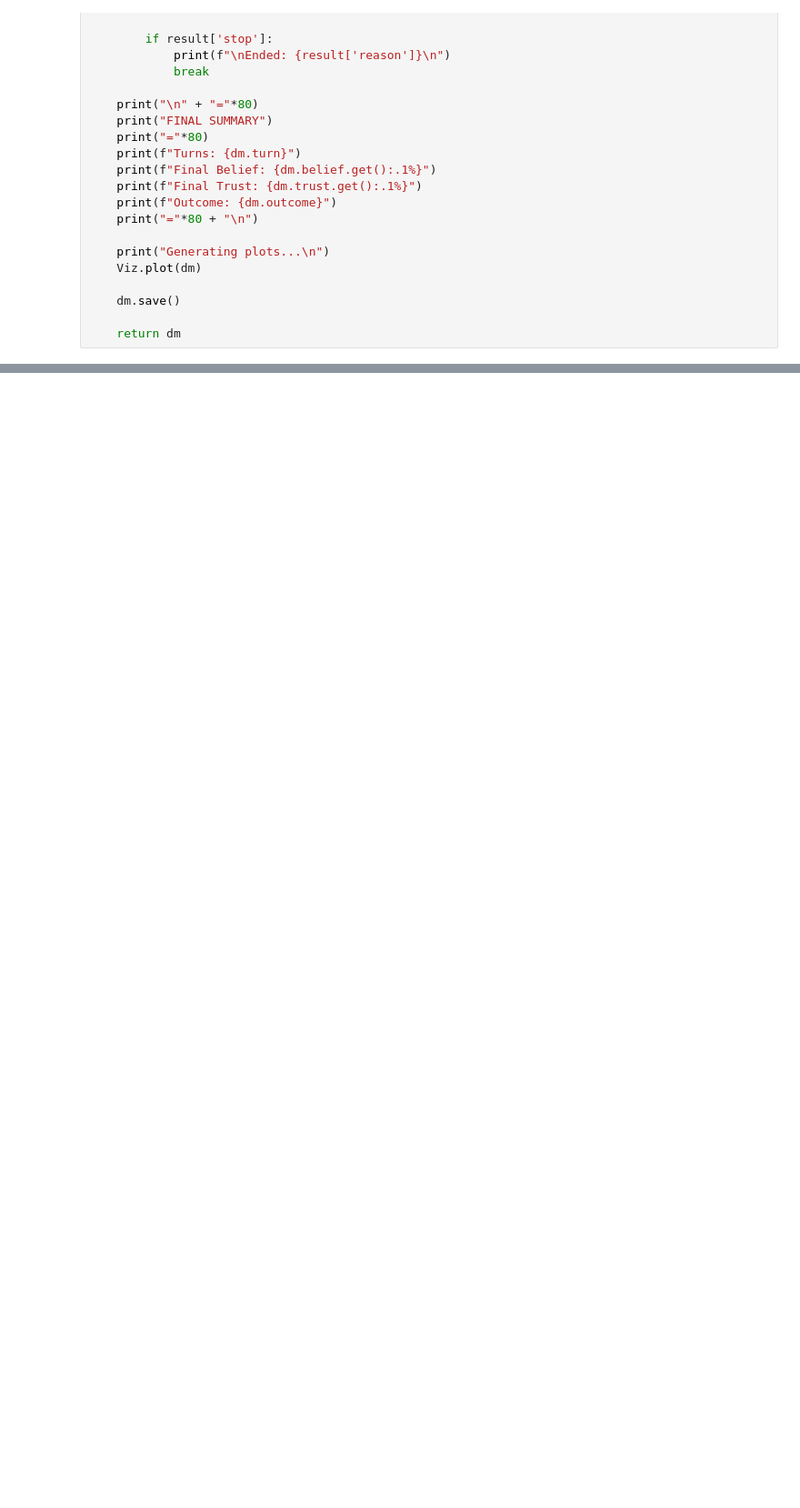
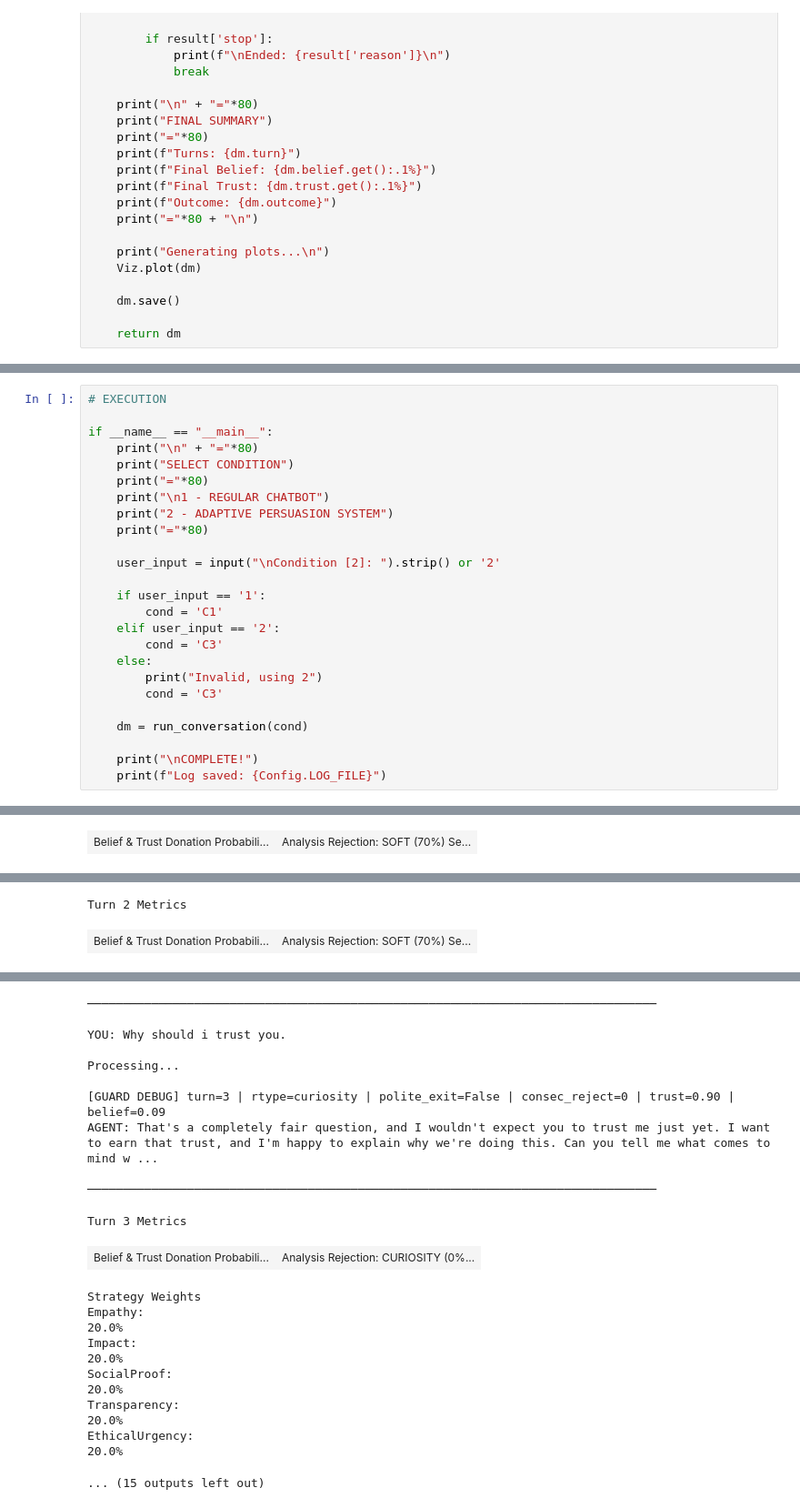
Before and after one commit to le-Affan/persuation-system, a Jupyter notebook: notebooks/main.ipynb, the cells around one changed output, grey strips where cells are left out. Shown: that part at 91% size. Cells and saved outputs as stored; diff of their text form; blank space fills up the shorter version.

```diff
--- a/notebooks/main.ipynb
+++ b/notebooks/main.ipynb
@@ -1163,0 +1137,26 @@ SocialProof:
+# %%
+# EXECUTION
+
+if __name__ == "__main__":
+    print("\n" + "="*80)
+    print("SELECT CONDITION")
+    print("="*80)
+    print("\n1 - REGULAR CHATBOT")
+    print("2 - ADAPTIVE PERSUASION SYSTEM")
+    print("="*80)
+
+    user_input = input("\nCondition [2]: ").strip() or '2'
+
+    if user_input == '1':
+        cond = 'C1'
+    elif user_input == '2':
+        cond = 'C3'
+    else:
+        print("Invalid, using 2")
+        cond = 'C3'
+
+    dm = run_conversation(cond)
+
+    print("\nCOMPLETE!")
+    print(f"Log saved: {Config.LOG_FILE}")
+# %% [output]
@@ -1163,0 +1181 @@ SocialProof:
+| Belief & Trust Donation Probabili... | Analysis Rejection: SOFT (70%) Se... |
@@ -1163,0 +1203,2 @@ SocialProof:
+Turn 2 Metrics
+| Belief & Trust Donation Probabili... | Analysis Rejection: SOFT (70%) Se... |
@@ -1163,0 +1216,24 @@ SocialProof:
+────────────────────────────────────────────────────────────────────────────────
+
+YOU: Why should i trust you.
+
+Processing...
+
+[GUARD DEBUG] turn=3 | rtype=curiosity | polite_exit=False | consec_reject=0 | trust=0.90 | belief=0.09
+AGENT: That's a completely fair question, and I wouldn't expect you to trust me just yet. I want to earn that trust, and I'm happy to explain why we're doing this. Can you tell me what comes to mind w ...
+
+────────────────────────────────────────────────────────────────────────────────
+Turn 3 Metrics
+| Belief & Trust Donation Probabili... | Analysis Rejection: CURIOSITY (0%... |
+Strategy Weights
+Empathy:
+20.0%
+Impact:
+20.0%
+SocialProof:
+20.0%
+Transparency:
+20.0%
+EthicalUrgency:
+20.0%
+... (15 outputs left out)
```
Also changed, not shown: parts of 11 cells of this notebook.
